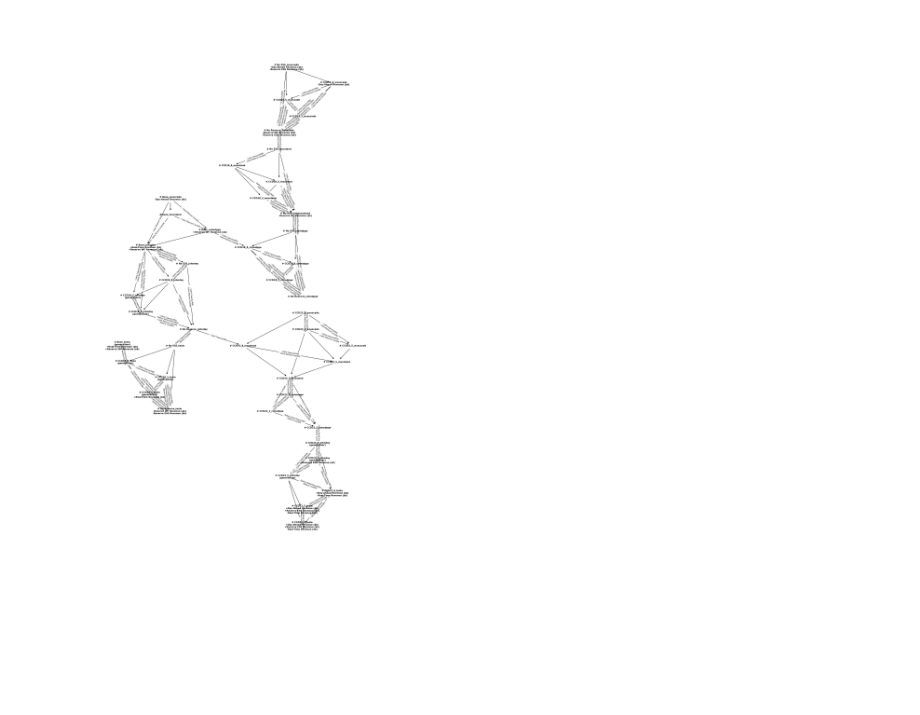
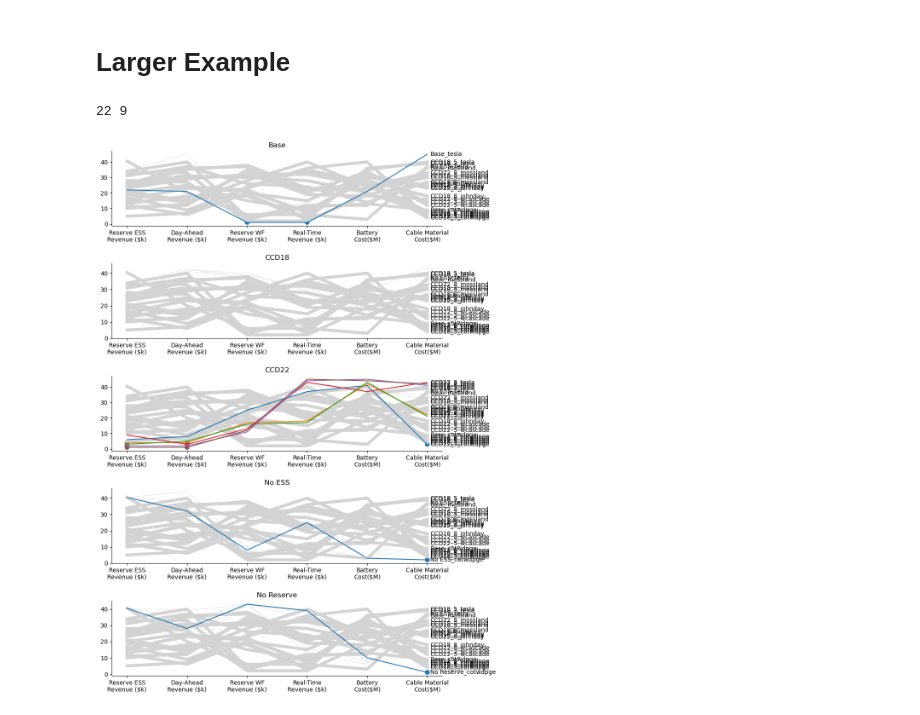
Before and after one commit to pnnl/pyMOODS, a Jupyter notebook: notebooks/MOCODO.ipynb, the cells around one changed output. Drawn from its saved outputs; the diff is of its cells as text; code cells hidden in the pictures; blank space fills up the shorter version.

Commit message:
Updates to how specializers and generalizers are found and parameterized. Updated/improved parallel coordinates plots.

```diff
--- a/notebooks/MOCODO.ipynb
+++ b/notebooks/MOCODO.ipynb
@@ -46,0 +48,16 @@ df_design
+# %%
+from umap import UMAP
+
+
+plt.figure(figsize=(8, 8))
+
+cmap = plt.cm.coolwarm
+norm = plt.Normalize(-vmax, vmax)
+
+pos = UMAP().fit_transform(X)
+plt.scatter(*pos.T, s=df[by]/5, c=cmap(norm(X[by])))
+
+for s, xy in zip(df.index, pos):
+    plt.annotate(s, xy, va='center', xytext=(15, 0), textcoords='offset points')
+
+plt.axis('off')
@@ -47,29 +142,63 @@ df_design
+# %% [markdown]
+# Larger Example
 # %%
 import tradeoff_lattice as tl; reload(tl)
 
+df_design = pd.read_csv(os.path.join(path, 'design_solutions.csv'), index_col=0)
+
+def get_cluster_name(s):
+    parts = s.split('_')
+    return '_'.join([parts[0], parts[-1]])
+
 ovars = [
-    s
-    for s in df_design.columns
-    if 'Revenue' in s
+    c
+    for c in df_design.columns
+    if '$' in c
+]
+
+ascending = [
+    c
+    for c in ovars
+    if 'Cost' in c
 ]
 
 dvars = set(df_design.columns).difference(ovars)
 
 self = tl.DirectTradeoffLattice(
-    df_design, ovars, dvars,
-    ascending=False,
-    n_generalizers=9,
-    n_specializers=3
+    df_design,
+    ovars, dvars,
+    ascending=ascending,
+    max_specializers=5,
+    # min_specializers=1,
+    # n_generalizers=10,
 )
 
-plt.figure(figsize=(18, 36))
-plt.axis('off')
+by = ovars[0]
 
-self.draw(
-    by=ovars[0],
-    with_edge_labels=self.dvars,
-    edge_labels_kwargs=dict(font_size=6),
-    node_labels_kwargs=dict(fontsize=8, fontweight='bold')
+# plt.figure(figsize=(12, 24))
+# plt.axis('off')
+# plt.title(f'{by}:  less --> more')
+# self.draw(
+#     by=by,
+#     node_size=500,
+#     with_edge_labels=self.dvars,
+#     edge_labels_kwargs=dict(font_size=6, rotate=False),
+#     node_labels_kwargs=dict(fontsize=8, fontweight='bold')
+# )
+
+# plt.savefig('design_solutions_tradeoffs.pdf', format='pdf', bbox_inches='tight')
+
+plt.figure(figsize=(10, 16))
+self.plot_ovars_parallel_coords(
+    x_label_format=ovar_format,
+    facets = [
+        i.split('_')[0]
+        for i in self.rank.index
+    ]
 )
+
+plt.subplots_adjust(hspace=.5)
+print(self.n_generalizers, len(self.specializers))
 # %% [output]
+22 9
-[figure, old version]
+[figure, new version]
```
Also changed, not shown: parts of 9 cells of this notebook, 1 other file.
